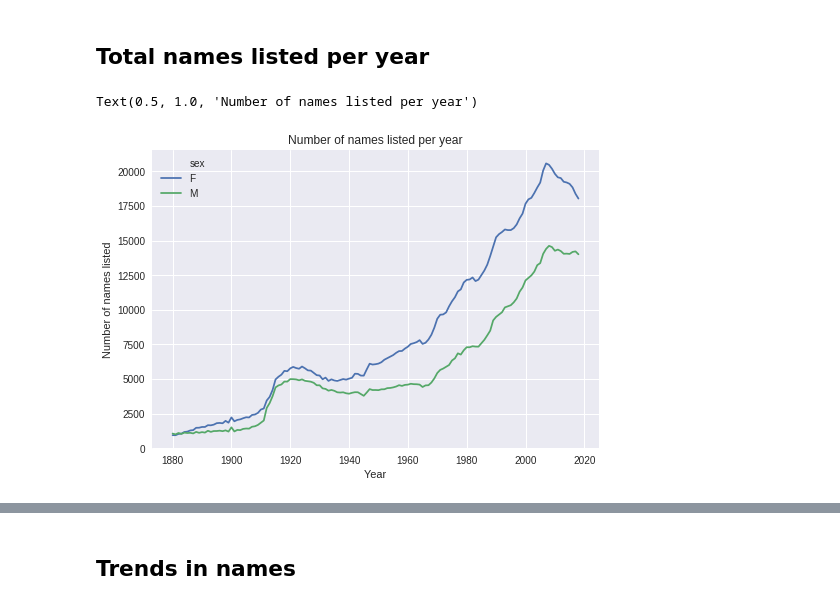
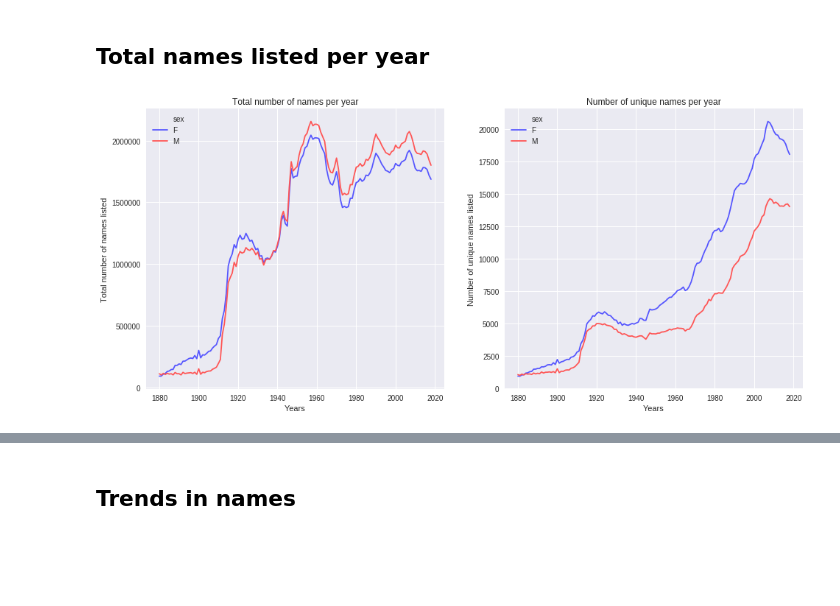
Before and after one commit to danj7/popular_baby_names, a Jupyter notebook: Baby Names - Names coming and going.ipynb, the cells around one changed output, grey strips where cells are left out. Saved outputs shown, nothing was run; the diff lists cells and outputs as text; code cells hidden in the pictures; blank space fills up the shorter version.

```diff
--- a/Baby Names - Names coming and going.ipynb
+++ b/Baby Names - Names coming and going.ipynb
@@ -46,14 +37,17 @@ print(names.year.max())
 # EDA
 # %% [markdown]
 ## Total names listed per year
-# %%
-nameslistedperyear = names.groupby(['year', 'sex'])[['name']].count().reset_index()
-ax = sns.lineplot(x='year', y='name', hue='sex', data=nameslistedperyear)
-
-ax.xaxis.set_label_text('Year')
-ax.yaxis.set_label_text('Number of names listed')
-ax.set_title('Number of names listed per year')
-# %% [output]
-Text(0.5, 1.0, 'Number of names listed per year')
-[figure, removed]
+# %%
+totalnameslistedperyear = names.groupby(['year', 'sex'])[['number']].sum().reset_index()
+countnameslistedperyear = names.groupby(['year', 'sex'])[['name']].count().reset_index()
+
+fig, (ax1, ax2) = plt.subplots(1,2)
+fig.set_figwidth(16), fig.set_figheight(7)
+_ = sns.lineplot('year', 'number', hue='sex', data=totalnameslistedperyear, ax=ax1, palette='seismic')
+_ = sns.lineplot('year', 'name', hue='sex', data=countnameslistedperyear, ax=ax2, palette='seismic')
+_, _ = ax1.set_xlabel('Years'), ax2.set_xlabel('Years')
+_, _ = ax1.set_ylabel('Total number of names listed'), ax2.set_ylabel('Number of unique names listed')
+_, _ = ax1.set_title('Total number of names per year'), ax2.set_title('Number of unique names per year')
+# %% [output]
+[figure, added]
 # %% [markdown]
```
Also changed, not shown: parts of 19 cells of this notebook.
